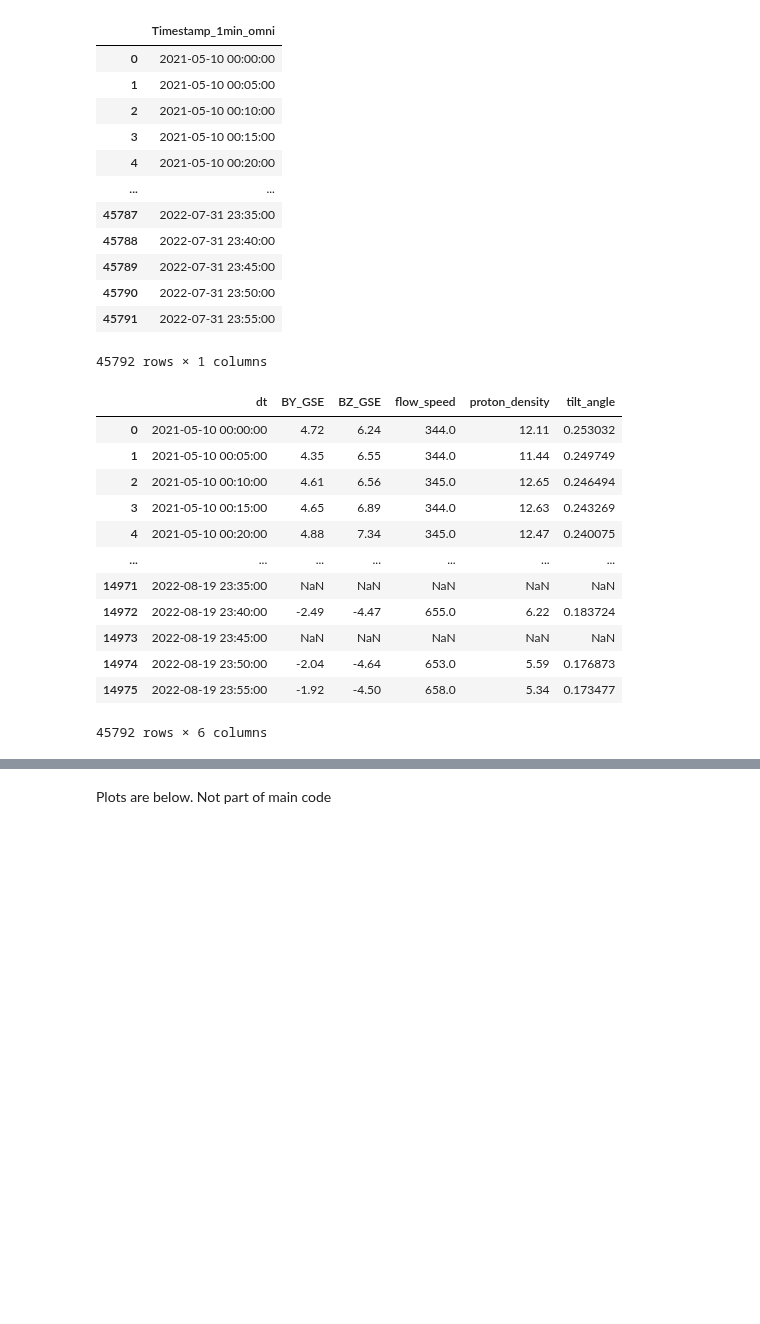
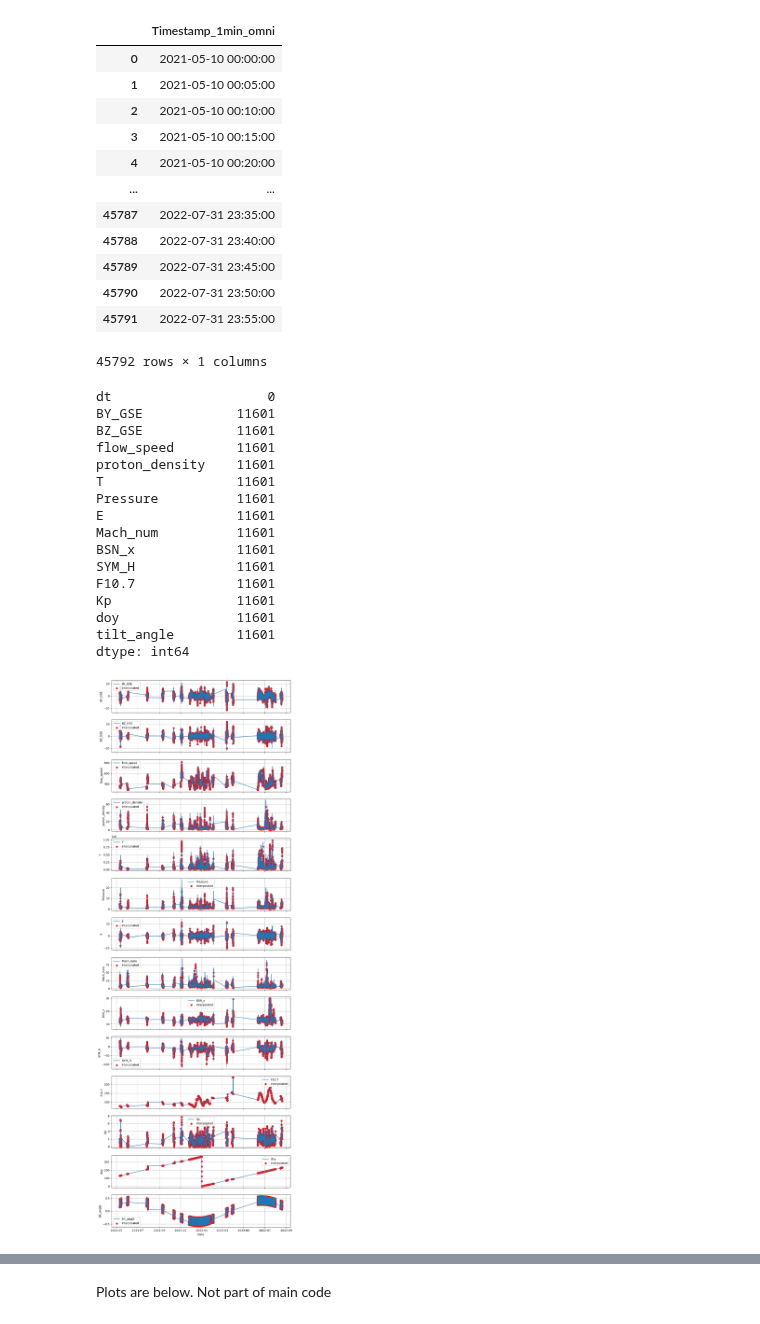
Before and after one commit to reddy-sachin/REPPU-ESN2, a Jupyter notebook: SR_ML/get_omni.ipynb, the cells around one changed output, grey strips where cells are left out. Drawn from its saved outputs; the diff is of its cells as text; code cells hidden in the pictures; blank space fills up the shorter version.

```diff
--- a/SR_ML/get_omni.ipynb
+++ b/SR_ML/get_omni.ipynb
@@ -58,7 +58,7 @@ def extract_omni_1hr(params, data):
 
     return df
 # %%
-omni_1min = "OMNI_HRO_5MIN"
+omni_1min = "OMNI_HRO_1MIN"
 omni_1min_params = 'percent_interp,BY_GSE,BZ_GSE,flow_speed,proton_density,T,Pressure,E,Mach_num,BSN_x,BSN_y,BSN_z,SYM_H'
 
 omni_1hr = "OMNI2_H0_MRG1HR"
@@ -94,8 +94,10 @@ months_df = pd.concat(months)
 months_df = months_df.reset_index(drop=True)
 
 #export_path = f'/Users/sr2/My Drive/Career/Employment/Current/JSPS/Research/Analysis/Apr-24/data/omni/' #macbook
-export_path = f'/home/ryuho/Documents/reddy/research/SMRAI/Data/OMNI/' #linux
-df_name = f'omni_hro_5min_2021-2022'
+#export_path = f'/home/ryuho/Documents/reddy/research/SMRAI/Data/OMNI/' #linux
+export_path = f'/home/sachin/Documents/NIPR/Research/VSCode/REPPU-ESN2/SR_ML/' #server
+
+df_name = f'omni_hro_1min_2021-2022'
 export_filename = export_path + df_name +'.csv'
 months_df.to_csv(export_filename, index=False, header=True)
 months_df
@@ -212,20 +228,48 @@ mhd_dates
 omni_mhd_dt_merged = pd.merge(mhd_dates, omni_df, on='Timestamp_1min_omni', how='left')
 omni_mhd_dt_merged.rename(columns={'Timestamp_1min_omni':'dt'}, inplace=True)
 omni_mhd_dt_merged.sort_values(by='dt', inplace=True)
-omni_mhd_dt_merged
+#omni_mhd_dt_merged =omni_mhd_dt_merged.interpolate()
+#check for nan values
+omni_mhd_dt_merged.isnull().sum()
 # %% [output]
-|  | dt | BY_GSE | BZ_GSE | flow_speed | proton_density | tilt_angle |
-| 0 | 2021-05-10 00:00:00 | 4.72 | 6.24 | 344.0 | 12.11 | 0.253032 |
-| 1 | 2021-05-10 00:05:00 | 4.35 | 6.55 | 344.0 | 11.44 | 0.249749 |
-| 2 | 2021-05-10 00:10:00 | 4.61 | 6.56 | 345.0 | 12.65 | 0.246494 |
-| 3 | 2021-05-10 00:15:00 | 4.65 | 6.89 | 344.0 | 12.63 | 0.243269 |
-| 4 | 2021-05-10 00:20:00 | 4.88 | 7.34 | 345.0 | 12.47 | 0.240075 |
-| ... | ... | ... | ... | ... | ... | ... |
-| 14971 | 2022-08-19 23:35:00 | NaN | NaN | NaN | NaN | NaN |
-| 14972 | 2022-08-19 23:40:00 | -2.49 | -4.47 | 655.0 | 6.22 | 0.183724 |
-| 14973 | 2022-08-19 23:45:00 | NaN | NaN | NaN | NaN | NaN |
-| 14974 | 2022-08-19 23:50:00 | -2.04 | -4.64 | 653.0 | 5.59 | 0.176873 |
-| 14975 | 2022-08-19 23:55:00 | -1.92 | -4.50 | 658.0 | 5.34 | 0.173477 |
-45792 rows × 6 columns
+dt                    0
+BY_GSE            11601
+BZ_GSE            11601
+flow_speed        11601
+proton_density    11601
+T                 11601
+Pressure          11601
+E                 11601
+Mach_num          11601
+BSN_x             11601
+SYM_H             11601
+F10.7             11601
+Kp                11601
+doy               11601
+tilt_angle        11601
+dtype: int64
+# %%
+# Merge the dataframes
+omni_mhd_dt_merged = pd.merge(mhd_dates, omni_df, on='Timestamp_1min_omni', how='left')
+omni_mhd_dt_merged.rename(columns={'Timestamp_1min_omni': 'dt'}, inplace=True)
+omni_mhd_dt_merged.sort_values(by='dt', inplace=True)
+
+# Interpolate missing values
+omni_mhd_dt_merged['interpolated'] = omni_mhd_dt_merged.isnull().any(axis=1).astype(int)
+omni_mhd_dt_merged = omni_mhd_dt_merged.interpolate()
+
+# Plotting
+fig, axes = plt.subplots(nrows=len(omni_mhd_dt_merged.columns[1:-1]), ncols=1, figsize=(10, 2 * len(omni_mhd_dt_merged.columns[1:-1])), sharex=True)
+for i, column in enumerate(omni_mhd_dt_merged.columns[1:-1]):
+    axes[i].plot(omni_mhd_dt_merged['dt'], omni_mhd_dt_merged[column], label=column)
+    axes[i].scatter(omni_mhd_dt_merged['dt'][omni_mhd_dt_merged['interpolated'] == 1], omni_mhd_dt_merged[column][omni_mhd_dt_merged['interpolated'] == 1], color='red', label='Interpolated')
+    axes[i].set_ylabel(column)
+    axes[i].legend()
+    axes[i].grid(True)
+plt.xlabel('Date')
+plt.tight_layout()
+plt.show()
+# %% [output]
+[figure, added]
 # %%
 #export omni_mhd_dt_merged
```
Also changed, not shown: parts of 11 cells of this notebook, 14 other files.
